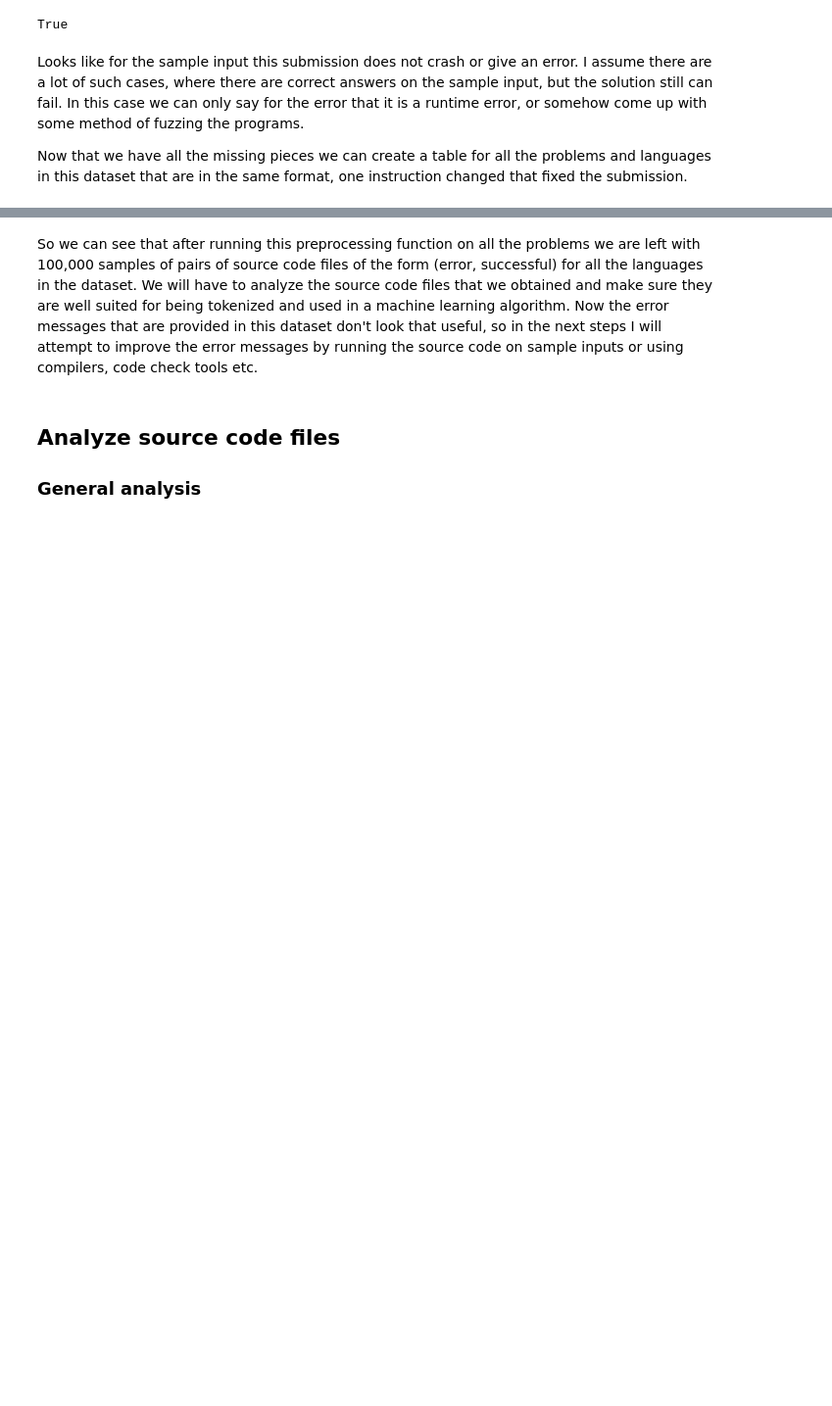
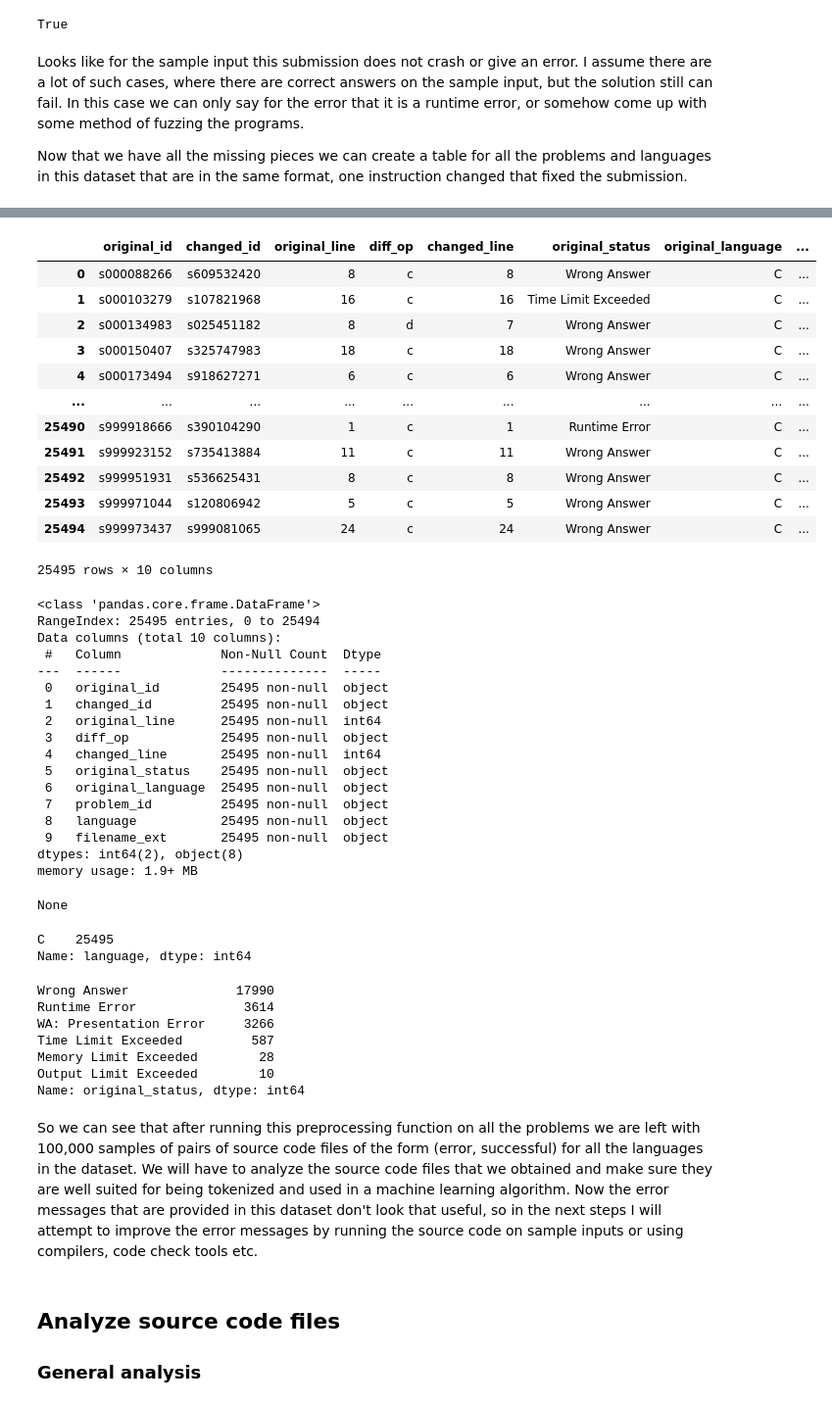
Before and after one commit to alexjercan/bug-detection, a Jupyter notebook: BugDetection.ipynb, the cells around one changed output, grey strips where cells are left out. Shown at 98% size. Cells and saved outputs as stored; diff of their text form; code cells hidden in the pictures; blank space fills up the shorter version.

```diff
--- a/BugDetection.ipynb
+++ b/BugDetection.ipynb
@@ -1171,3 +1109,49 @@ Name: original_status, dtype: int64
+# %%
+display(generated_pairs_df)
+display(generated_pairs_df.info())
+display(generated_pairs_df.language.value_counts())
+display(generated_pairs_df.original_status.value_counts())
+# %% [output]
+|  | original_id | changed_id | original_line | diff_op | changed_line | original_status | original_language | ... |
+| 0 | s000088266 | s609532420 | 8 | c | 8 | Wrong Answer | C | ... |
+| 1 | s000103279 | s107821968 | 16 | c | 16 | Time Limit Exceeded | C | ... |
+| 2 | s000134983 | s025451182 | 8 | d | 7 | Wrong Answer | C | ... |
+| 3 | s000150407 | s325747983 | 18 | c | 18 | Wrong Answer | C | ... |
+| 4 | s000173494 | s918627271 | 6 | c | 6 | Wrong Answer | C | ... |
+| ... | ... | ... | ... | ... | ... | ... | ... | ... |
+| 25490 | s999918666 | s390104290 | 1 | c | 1 | Runtime Error | C | ... |
+| 25491 | s999923152 | s735413884 | 11 | c | 11 | Wrong Answer | C | ... |
+| 25492 | s999951931 | s536625431 | 8 | c | 8 | Wrong Answer | C | ... |
+| 25493 | s999971044 | s120806942 | 5 | c | 5 | Wrong Answer | C | ... |
+| 25494 | s999973437 | s999081065 | 24 | c | 24 | Wrong Answer | C | ... |
+25495 rows × 10 columns
+<class 'pandas.core.frame.DataFrame'>
+RangeIndex: 25495 entries, 0 to 25494
+Data columns (total 10 columns):
+ #   Column             Non-Null Count  Dtype
+---  ------             --------------  -----
+ 0   original_id        25495 non-null  object
+ 1   changed_id         25495 non-null  object
+ 2   original_line      25495 non-null  int64
+ 3   diff_op            25495 non-null  object
+ 4   changed_line       25495 non-null  int64
+ 5   original_status    25495 non-null  object
+ 6   original_language  25495 non-null  object
+ 7   problem_id         25495 non-null  object
+ 8   language           25495 non-null  object
+ 9   filename_ext       25495 non-null  object
+dtypes: int64(2), object(8)
+memory usage: 1.9+ MB
+None
+C    25495
+Name: language, dtype: int64
+Wrong Answer              17990
+Runtime Error              3614
+WA: Presentation Error     3266
+Time Limit Exceeded         587
+Memory Limit Exceeded        28
+Output Limit Exceeded        10
+Name: original_status, dtype: int64
 # %%
 # sanity check (check that the status code is correctly copied for each submission)
 def check(pid):
```
Also changed, not shown: parts of 2 cells of this notebook.
